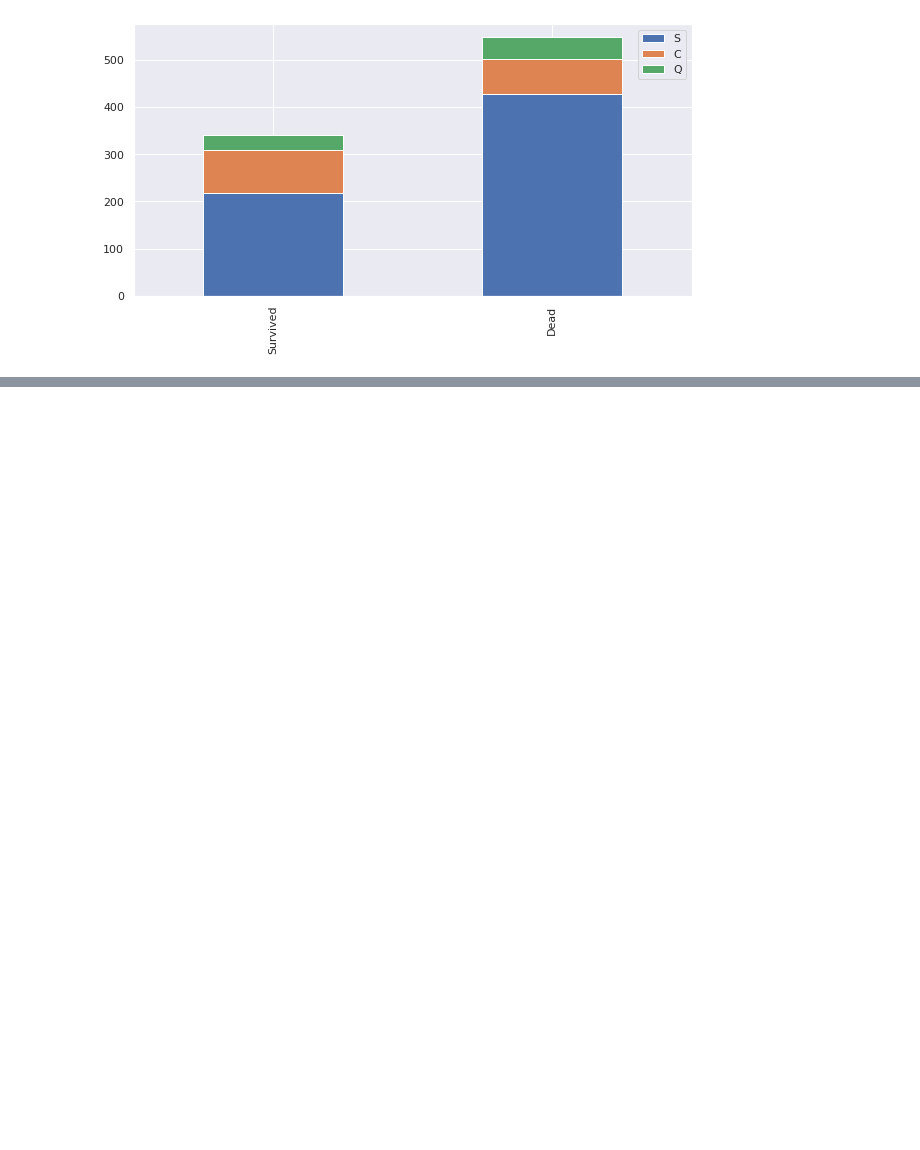
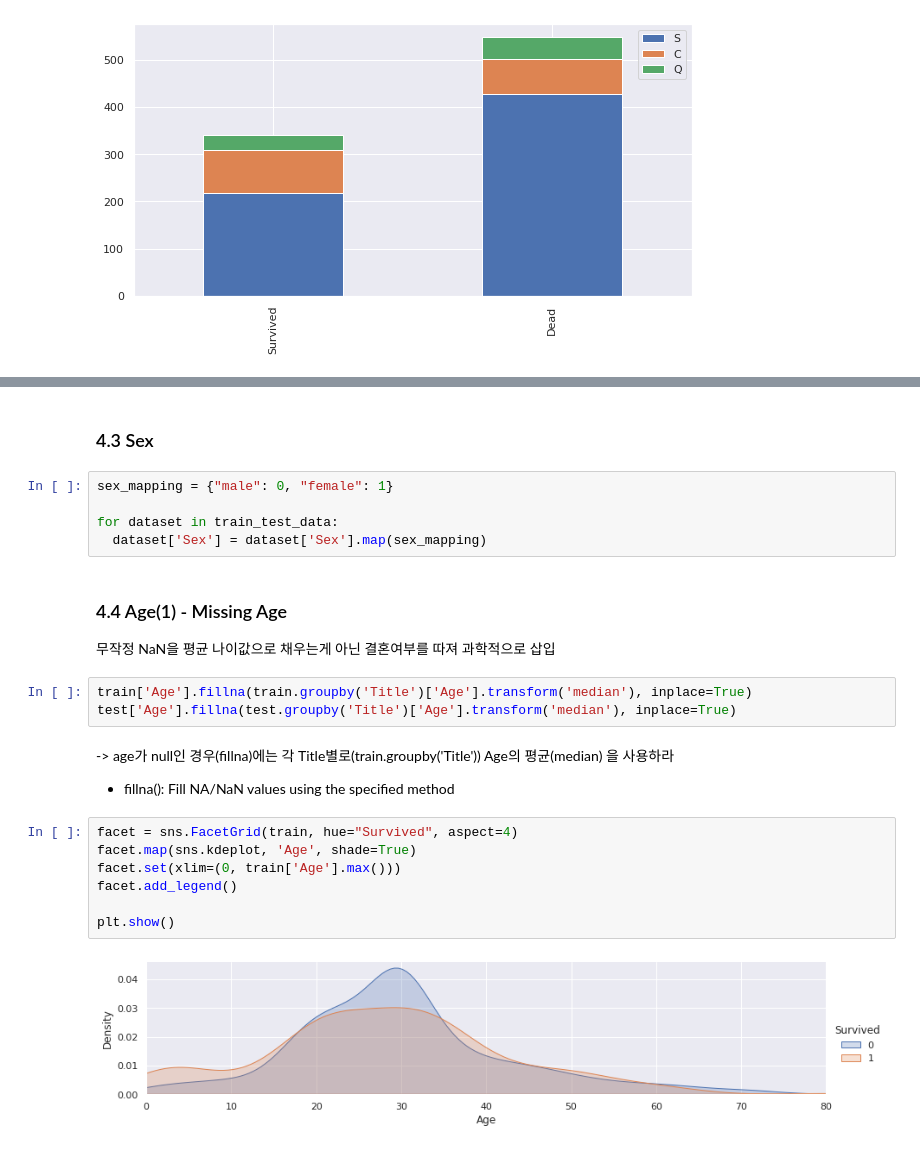
Before and after one commit to min02choi/Machine-Learning, a Jupyter notebook: titanic.ipynb, the cells around one changed output, grey strips where cells are left out. Saved outputs shown, nothing was run; the diff lists cells and outputs as text; blank space fills up the shorter version.

```diff
--- a/titanic.ipynb
+++ b/titanic.ipynb
@@ -181,0 +265,25 @@ bar_chart('Embarked')
+# %% [markdown]
+### 4.3 Sex
+# %%
+sex_mapping = {"male": 0, "female": 1}
+
+for dataset in train_test_data:
+  dataset['Sex'] = dataset['Sex'].map(sex_mapping)
+# %% [markdown]
+### 4.4 Age(1) - Missing Age
+무작정 NaN을 평균 나이값으로 채우는게 아닌 결혼여부를 따져 과학적으로 삽입
+# %%
+train['Age'].fillna(train.groupby('Title')['Age'].transform('median'), inplace=True)
+test['Age'].fillna(test.groupby('Title')['Age'].transform('median'), inplace=True)
+# %% [markdown]
+-> age가 null인 경우(fillna)에는 각 Title별로(train.groupby('Title')) Age의 평균(median) 을 사용하라
+* fillna(): Fill NA/NaN values using the specified method
+# %%
+facet = sns.FacetGrid(train, hue="Survived", aspect=4)
+facet.map(sns.kdeplot, 'Age', shade=True)
+facet.set(xlim=(0, train['Age'].max()))
+facet.add_legend()
+
+plt.show()
+# %% [output]
+[figure, added]
```
Also changed, not shown: parts of 78 cells of this notebook.
